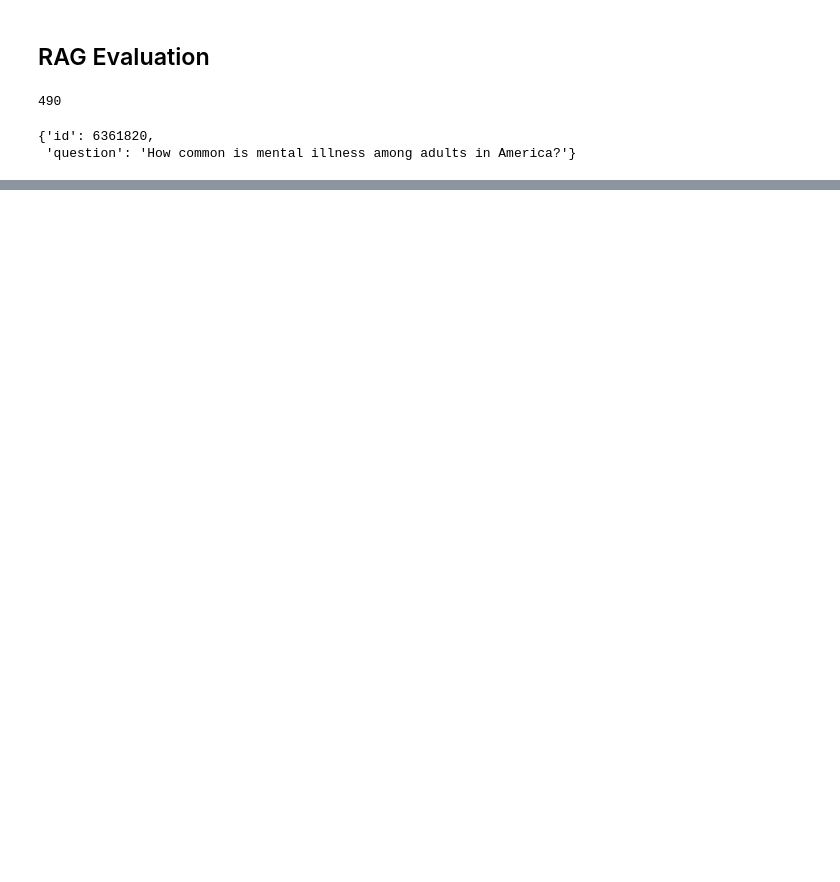
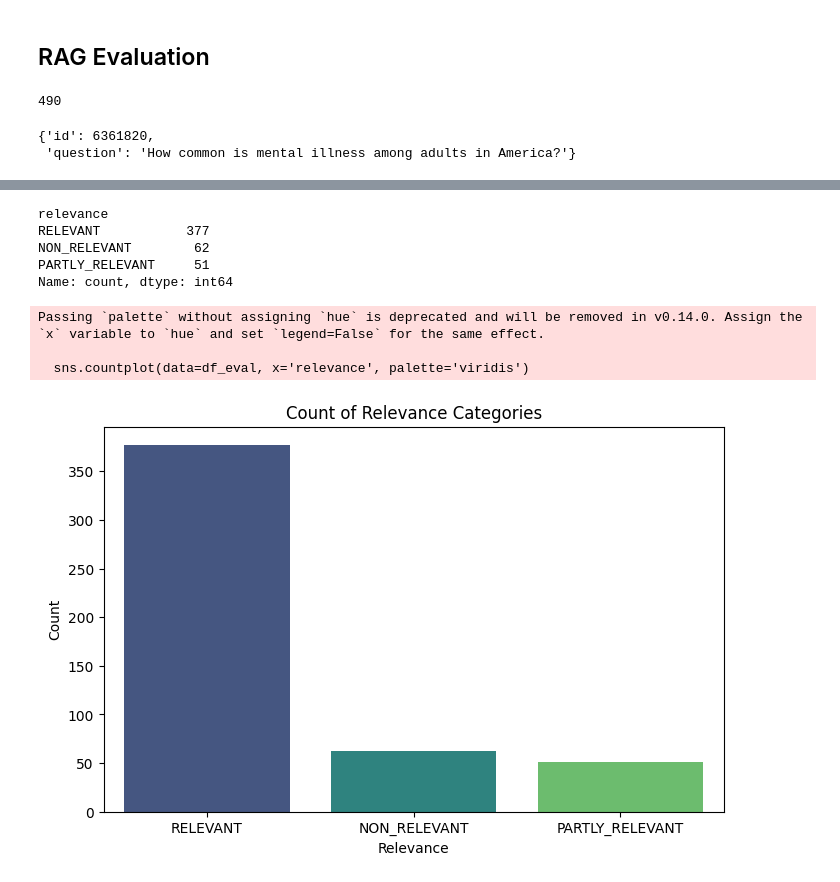
Before and after one commit to Augusta02/mentalhealthfaq, a Jupyter notebook: notebook/rag-test.ipynb, the cells around one changed output, grey strips where cells are left out. Saved outputs shown, nothing was run; the diff lists cells and outputs as text; code cells hidden in the pictures; blank space fills up the shorter version.

Commit message:
add another model for eval comparison

```diff
--- a/notebook/rag-test.ipynb
+++ b/notebook/rag-test.ipynb
@@ -461,0 +595,30 @@ df_eval.to_csv('../mentalhealthqa/data/rag-eval-gpt4o-mini.csv', index=False)
+# %%
+evaluations_gpt4o=[]
+for record in tqdm(ground_truth):
+    doc_id=record['id']
+    if id in evaluations:
+        continue
+    question=record['question']
+    llm_answer=rag(question)
+    prompt=template_2.format(question=question, answer_llm=llm_answer)
+    evaluation=llm(prompt, model='gpt-4o')
+    eval= json.loads(evaluation)
+    evaluations_gpt4o.append((record, llm_answer, eval))
+# %%
+df_eval = pd.DataFrame(evaluations_gpt4o, columns=['record', 'answer', 'evaluation'])
+
+df_eval['id'] = df_eval.record.apply(lambda d: d['id'])
+df_eval['question'] = df_eval.record.apply(lambda d: d['question'])
+df_eval['relevance'] = df_eval.evaluation.apply(lambda d: d['Relevance'])
+df_eval['explanation'] = df_eval.evaluation.apply(lambda d: d['Explanation'])
+
+del df_eval['record']
+del df_eval['evaluation']
+# %%
+df_eval.relevance.value_counts()
+# %% [output]
+relevance
+RELEVANT           377
+NON_RELEVANT        62
+PARTLY_RELEVANT     51
+Name: count, dtype: int64
@@ -461,0 +627,12 @@ df_eval.to_csv('../mentalhealthqa/data/rag-eval-gpt4o-mini.csv', index=False)
+# %%
+plt.figure(figsize=(8, 5))
+sns.countplot(data=df_eval, x='relevance', palette='viridis')
+plt.title('Count of Relevance Categories')
+plt.xlabel('Relevance')
+plt.ylabel('Count')
+plt.show()
+# %% [output]
+Passing `palette` without assigning `hue` is deprecated and will be removed in v0.14.0. Assign the `x` variable to `hue` and set `legend=False` for the same effect.
+
+  sns.countplot(data=df_eval, x='relevance', palette='viridis')
+[figure, added]
```
Also changed, not shown: parts of 22 cells of this notebook, 2 other files.
